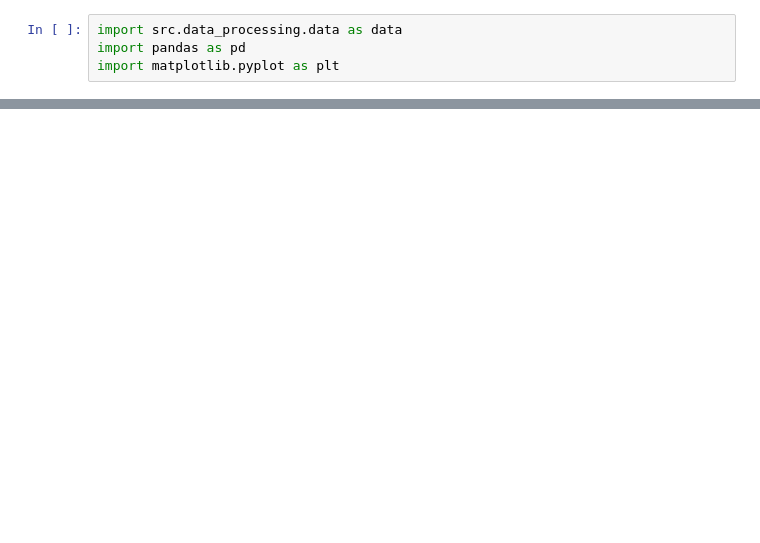
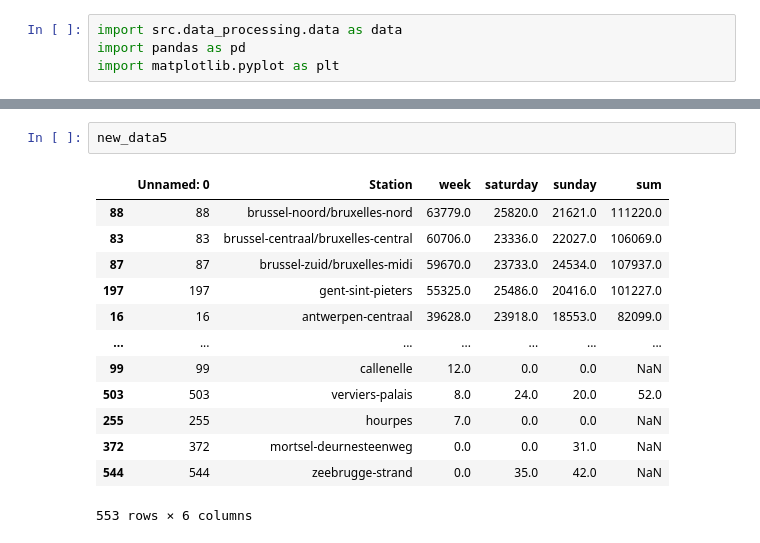
Before and after one commit to Seoyangsam/ACRM, a Jupyter notebook: src/Q20.ipynb, the cells around one changed output, grey strips where cells are left out. Cells and saved outputs as stored; diff of their text form; blank space fills up the shorter version.

```diff
--- a/src/Q20.ipynb
+++ b/src/Q20.ipynb
@@ -58,0 +88,16 @@ plt.bar(new_data5.Station, new_data5.week, color='red')
+# %%
+new_data5
+# %% [output]
+|  | Unnamed: 0 | Station | week | saturday | sunday | sum |
+| 88 | 88 | brussel-noord/bruxelles-nord | 63779.0 | 25820.0 | 21621.0 | 111220.0 |
+| 83 | 83 | brussel-centraal/bruxelles-central | 60706.0 | 23336.0 | 22027.0 | 106069.0 |
+| 87 | 87 | brussel-zuid/bruxelles-midi | 59670.0 | 23733.0 | 24534.0 | 107937.0 |
+| 197 | 197 | gent-sint-pieters | 55325.0 | 25486.0 | 20416.0 | 101227.0 |
+| 16 | 16 | antwerpen-centraal | 39628.0 | 23918.0 | 18553.0 | 82099.0 |
+| ... | ... | ... | ... | ... | ... | ... |
+| 99 | 99 | callenelle | 12.0 | 0.0 | 0.0 | NaN |
+| 503 | 503 | verviers-palais | 8.0 | 24.0 | 20.0 | 52.0 |
+| 255 | 255 | hourpes | 7.0 | 0.0 | 0.0 | NaN |
+| 372 | 372 | mortsel-deurnesteenweg | 0.0 | 0.0 | 31.0 | NaN |
+| 544 | 544 | zeebrugge-strand | 0.0 | 35.0 | 42.0 | NaN |
+553 rows × 6 columns
```
Also changed, not shown: parts of 8 cells of this notebook, 1 other file.
